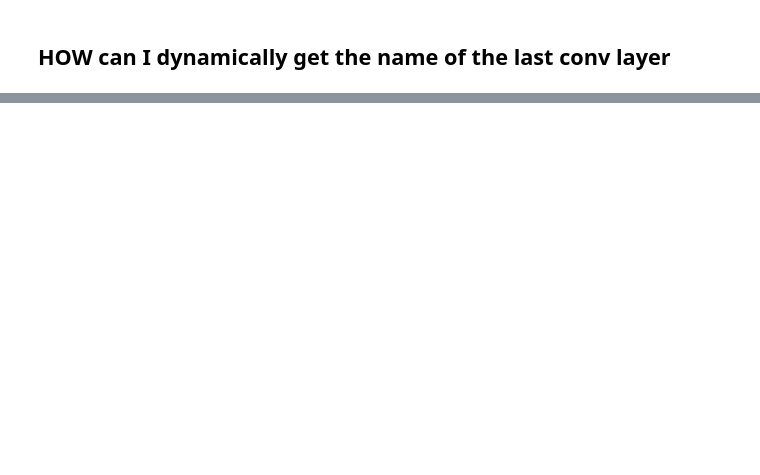
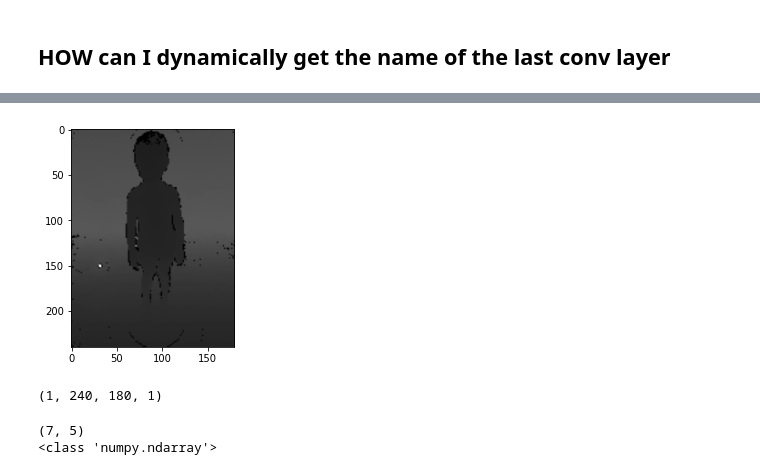
Before and after one commit to jeffjino/cgm-ml, a Jupyter notebook: cgmml/common/grad_cam/grad_cam.ipynb, the cells around one changed output, grey strips where cells are left out. Saved outputs shown, nothing was run; the diff lists cells and outputs as text; code cells hidden in the pictures; blank space fills up the shorter version.

```diff
--- a/cgmml/common/grad_cam/grad_cam.ipynb
+++ b/cgmml/common/grad_cam/grad_cam.ipynb
@@ -200,0 +217,14 @@ ValueError: Input 0 is incompatible with layer model_15: expected shape=(None, 2
+# %%
+depthmap_test = preprocessed_depthmaps[0]
+show_depthmaps(depthmap_test)
+print(depthmap_test.shape)
+# %% [output]
+[figure, added]
+(1, 240, 180, 1)
+# %%
+heatmap_test = heatmaps[0]
+print(heatmap_test.shape)
+print(type(heatmap_test))
+# %% [output]
+(7, 5)
+<class 'numpy.ndarray'>
```
Also changed, not shown: parts of 20 cells of this notebook, 1 other file.
